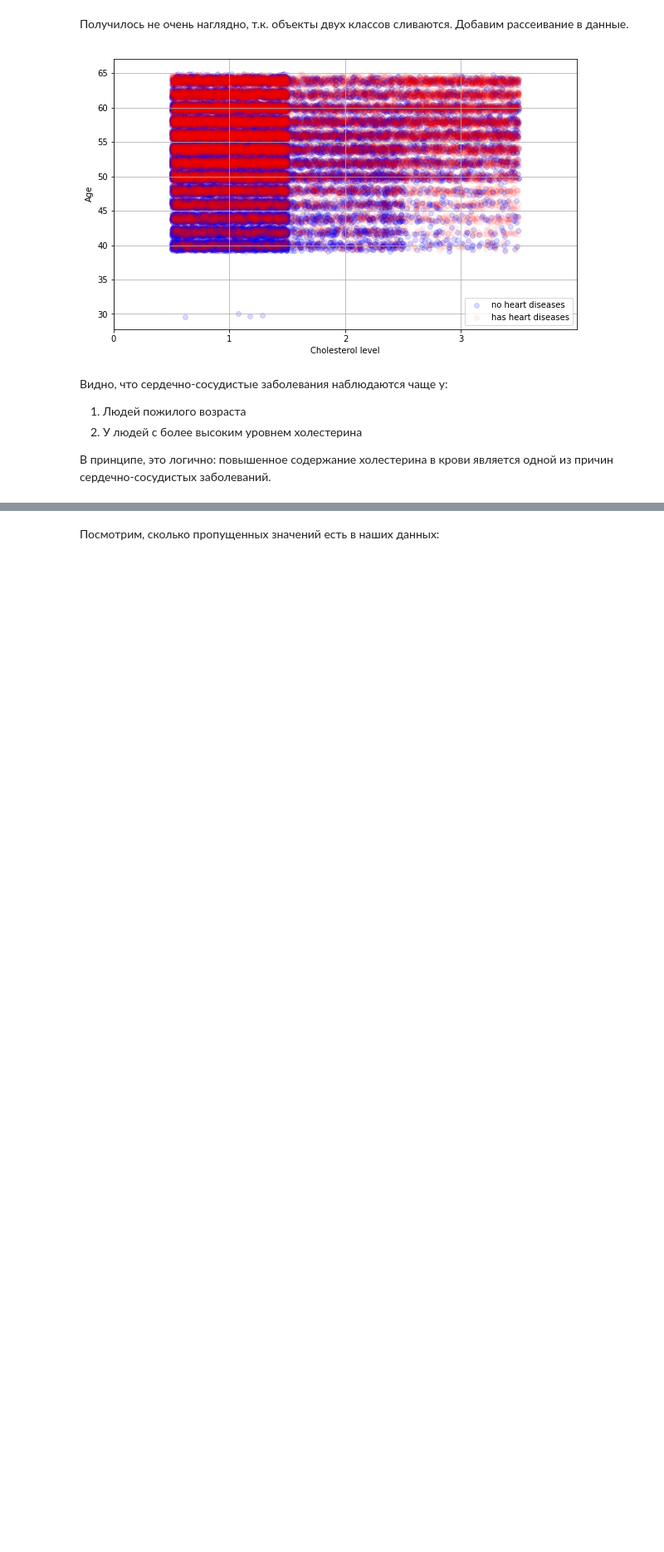
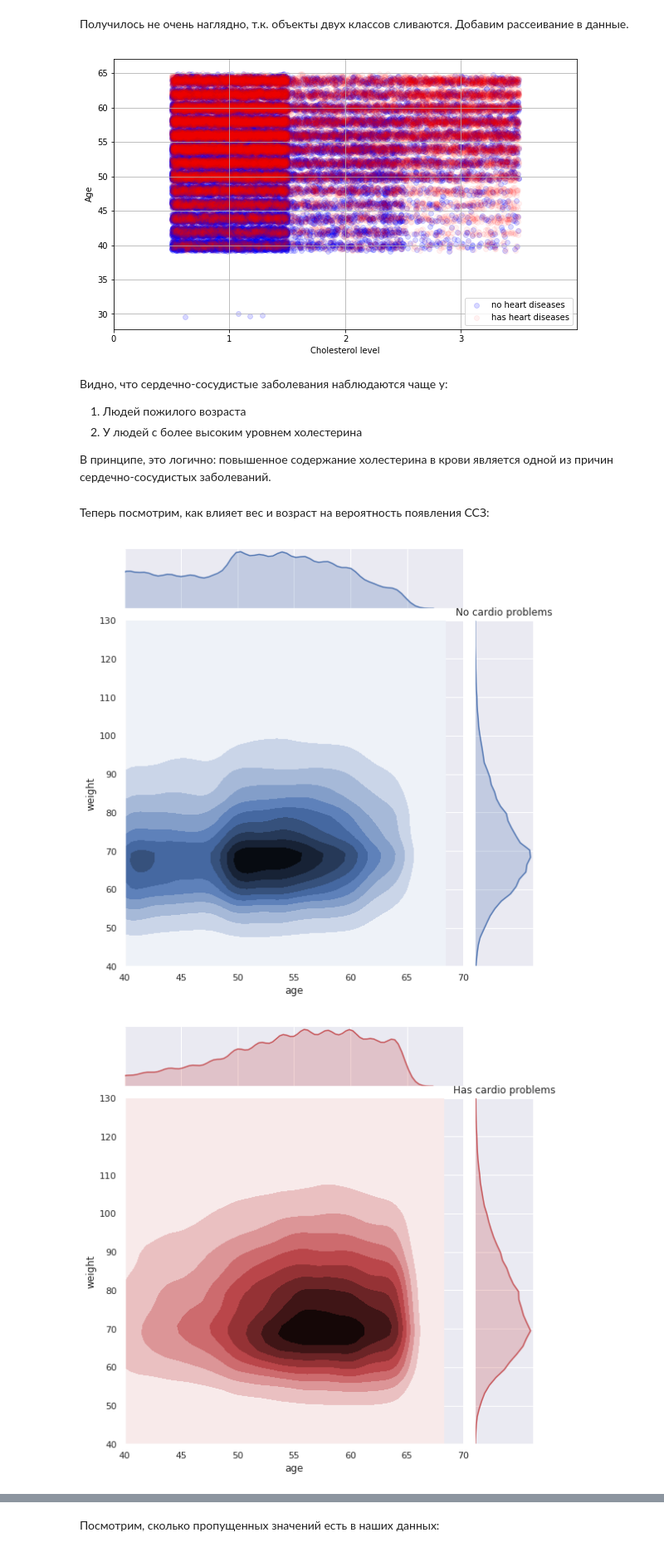
Before and after one commit to DanVev/ml_practice, a Jupyter notebook: data_overview.ipynb, the cells around one changed output, grey strips where cells are left out. Shown at 83% size. Saved outputs shown, nothing was run; the diff lists cells and outputs as text; code cells hidden in the pictures; blank space fills up the shorter version.

Commit message:
update charts

```diff
--- a/data_overview.ipynb
+++ b/data_overview.ipynb
@@ -191,3 +192,14 @@ plt.grid()
 2. У людей с более высоким уровнем холестерина
 
 В принципе, это логично: повышенное содержание холестерина в крови является одной из причин сердечно-сосудистых заболеваний.
+# %% [markdown]
+Теперь посмотрим, как влияет вес и возраст на вероятность появления ССЗ:
+# %%
+sns.jointplot(x="age", y="weight" ,data = data[data['cardio']==0], kind='kde', xlim=(40,70), ylim= (40, 130), height = 8)
+plt.title("No cardio problems")
+sns.jointplot(x="age", y="weight" ,data = data[data['cardio']==1], kind='kde', xlim=(40,70), ylim= (40, 130), height = 8, color="r")
+plt.title("Has cardio problems")
+pass
+# %% [output]
+[figure, added]
+[figure, added]
```
Also changed, not shown: parts of 2 cells of this notebook.
